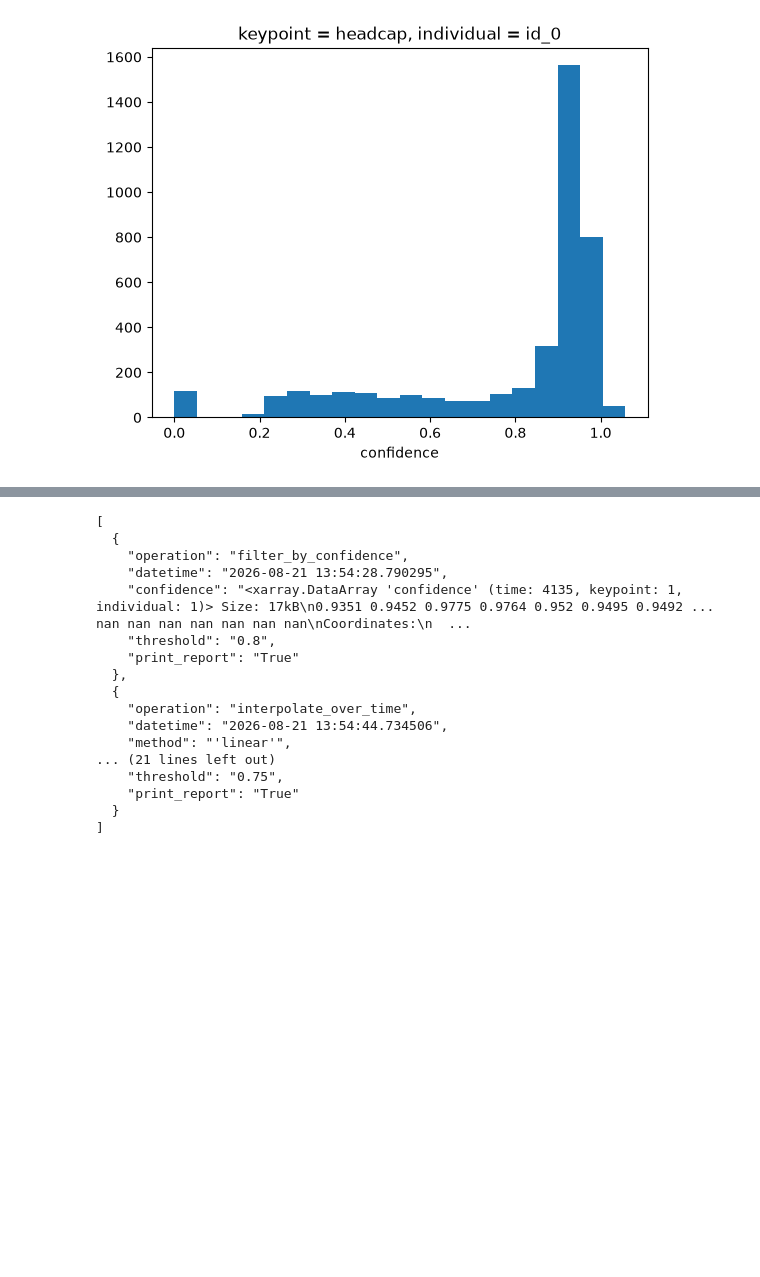
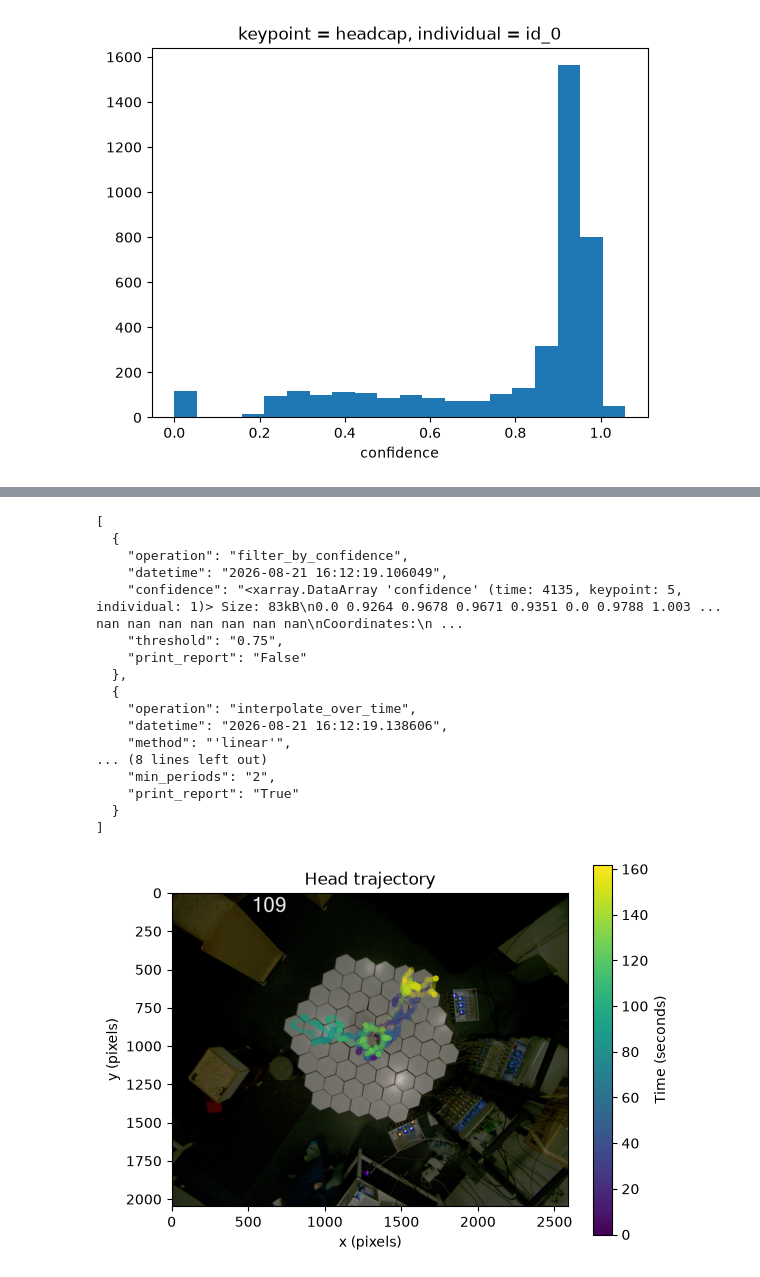
Before and after one commit to SaraMarcoccia/Prototype-for-integrating-movement-SpikeInterface-and-pynapple-OSSS2026-, a Jupyter notebook: HeadCentroid_Directory_YJL.ipynb, the cells around one changed output, grey strips where cells are left out. Cells and saved outputs as stored; diff of their text form; code cells hidden in the pictures; blank space fills up the shorter version.

```diff
--- a/HeadCentroid_Directory_YJL.ipynb
+++ b/HeadCentroid_Directory_YJL.ipynb
@@ -160,21 +191,58 @@ Text(0.5, 0.98, 'Headcap position across space: original, filtered, and interpol
 # %%
 #Generate pipeline log
-print(ds_headcap.position.log)
+
+ds_smooth=ds.copy ()
+ds_smooth.update({"position":ds_rolling})
+
+print(ds_smooth.position.log)
 # %% [output]
 [
   {
     "operation": "filter_by_confidence",
-    "datetime": "2026-08-21 13:54:28.790295",
-    "confidence": "<xarray.DataArray 'confidence' (time: 4135, keypoint: 1, individual: 1)> Size: 17kB\n0.9351 0.9452 0.9775 0.9764 0.952 0.9495 0.9492 ... nan nan nan nan nan nan nan\nCoordinates:\n  ...
-    "threshold": "0.8",
-    "print_report": "True"
+    "datetime": "2026-08-21 16:12:19.106049",
+    "confidence": "<xarray.DataArray 'confidence' (time: 4135, keypoint: 5, individual: 1)> Size: 83kB\n0.0 0.9264 0.9678 0.9671 0.9351 0.0 0.9788 1.003 ... nan nan nan nan nan nan nan\nCoordinates:\n ...
+    "threshold": "0.75",
+    "print_report": "False"
   },
   {
     "operation": "interpolate_over_time",
-    "datetime": "2026-08-21 13:54:44.734506",
+    "datetime": "2026-08-21 16:12:19.138606",
     "method": "'linear'",
-... (21 lines left out)
-    "threshold": "0.75",
+... (8 lines left out)
+    "min_periods": "2",
     "print_report": "True"
   }
 ]
+# %%
+#compute head direction
+##Visualise the head trajectory
+
+frame_path= file_dir/ "vlcsnap-2026-08-21-15h13m03s667.png"
+# Create figure and axis
+fig, ax = plt.subplots(1, 1)
+
+# Plot a single frame from the dataset (its path is stored as an attribute)
+frame = plt.imread(frame_path)
+ax.imshow(frame)
+
+# Plot the trajectory of the head centre
+plot_centroid_trajectory(
+    ds_smooth.position,
+    keypoints=["left_ear", "right_ear"],
+    ax=ax,
+    # arguments forwarded to plt.scatter
+    s=10,
+    cmap="viridis",
+    marker="o",
+    alpha=0.05,
+)
+
+# Adjust title
+ax.set_title("Head trajectory")
+ax.set_ylim(frame.shape[0], 0)  # match y-axis limits to image coordinates
+ax.set_xlabel("x (pixels)")
+ax.set_ylabel("y (pixels)")
+ax.collections[0].colorbar.set_label("Time (seconds)")
+fig.show()
+# %% [output]
+[figure, added]
```
Also changed, not shown: parts of 6 cells of this notebook, 3 other files.
